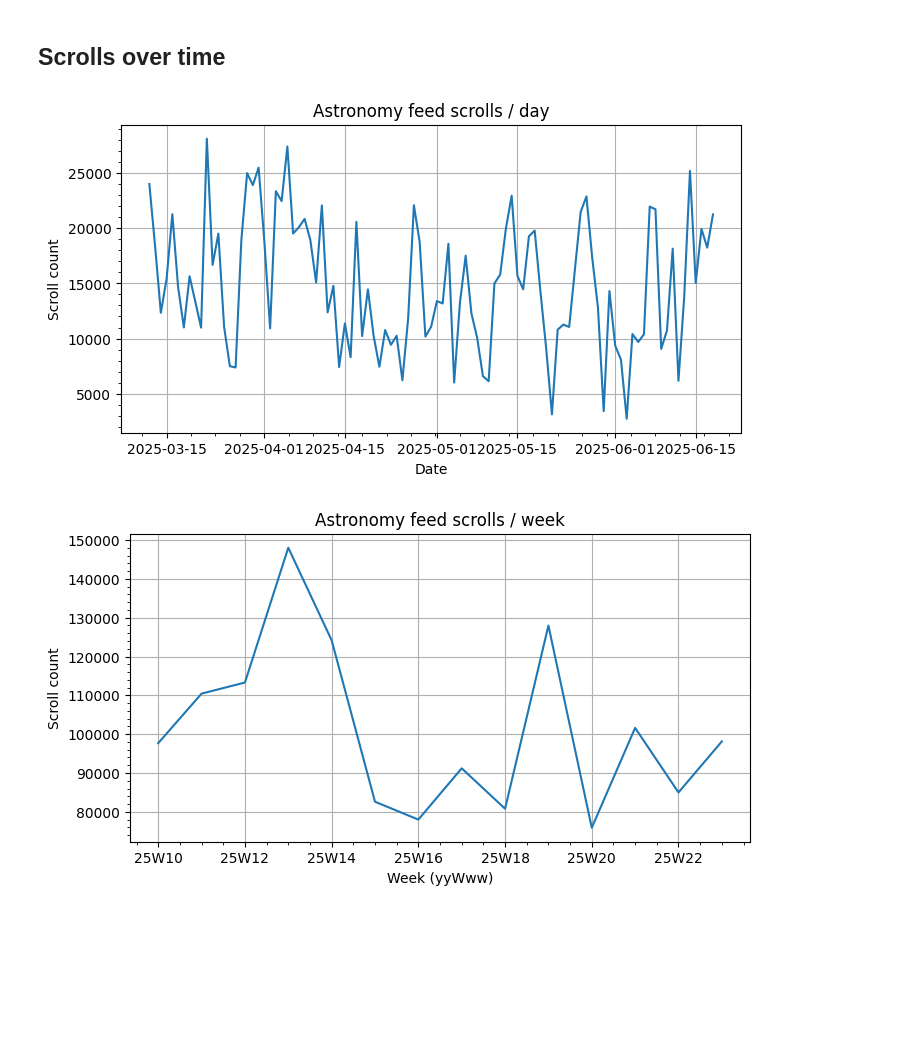
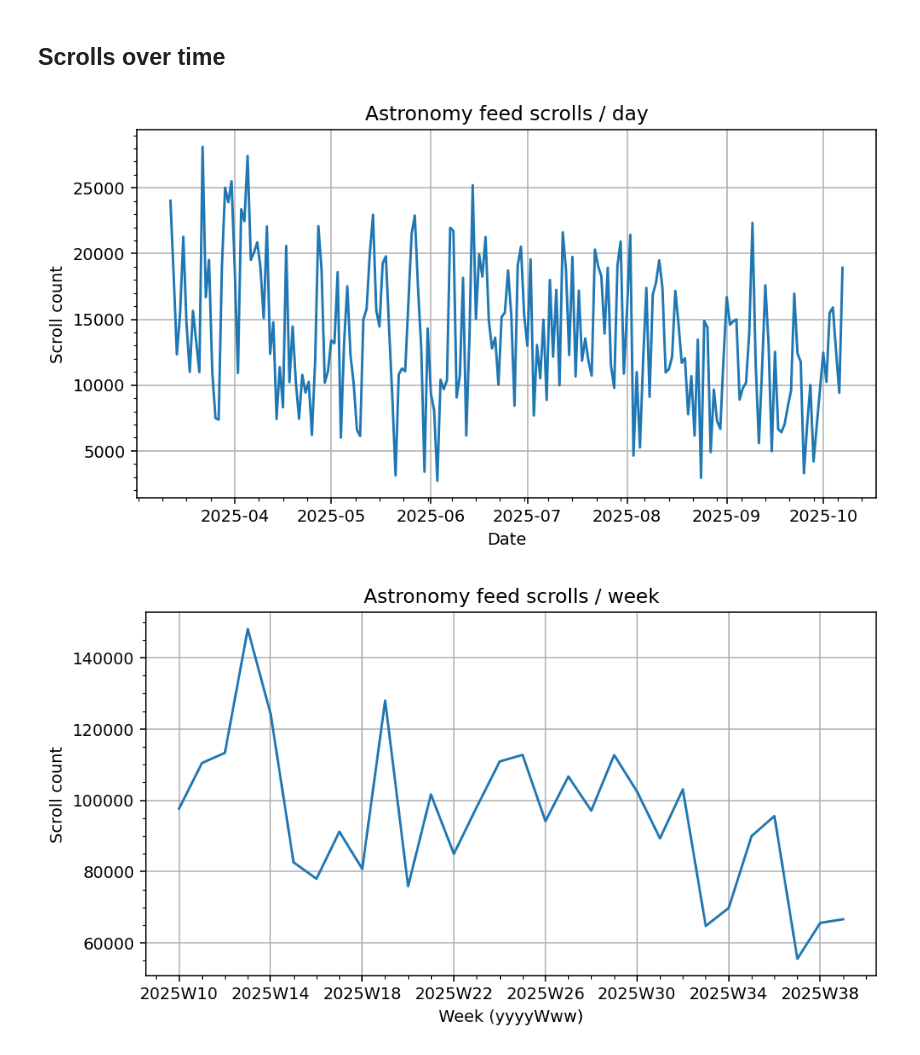
Before and after one commit to the-astrosky-ecosystem/scripts, a Jupyter notebook: plots/feed_activity.ipynb, the cells around one changed output. Cells and saved outputs as stored; diff of their text form; code cells hidden in the pictures; blank space fills up the shorter version.

Commit message:
Update plots

```diff
--- a/plots/feed_activity.ipynb
+++ b/plots/feed_activity.ipynb
@@ -9,8 +9,11 @@ import matplotlib.pyplot as plt
 
 from datetime import datetime, timedelta, date
 from pathlib import Path
+
+
+plt.rcParams['figure.dpi'] = 140
 # %%
-datadir = Path("../../_backups/250619_parquet")
+datadir = Path("../../_backups/251008_parquet")
 # %%
 posts = pd.read_parquet(datadir / "post.parquet")
 accounts = pd.read_parquet(datadir / "account.parquet")
@@ -310,21 +341,21 @@ ax.minorticks_on()
 
 fig.savefig("output/scrolls_per_day.png", bbox_inches="tight")
 # %% [output]
-[figure, old version]
+[figure, new version]
 # %%
 days_to_plot = by_week.iloc[:-1]  # Exclude today
 
 fig, ax = plt.subplots(figsize=(8, 4), facecolor="w")
-weeks = [f"{x[2:4]}W{x[4:]}" for x in days_to_plot['request_dt']]
+weeks = [f"{x[0:4]}W{x[4:]}" for x in days_to_plot['request_dt']]
 ax.plot(weeks, days_to_plot['scrolled'])
-ax.set(title="Astronomy feed scrolls / week", xlabel="Week (yyWww)", ylabel="Scroll count")
+ax.set(title="Astronomy feed scrolls / week", xlabel="Week (yyyyWww)", ylabel="Scroll count")
 ax.grid()
 ax.xaxis.set_major_locator(plt.MaxNLocator(8))
 ax.minorticks_on()
 
 fig.savefig("output/scrolls_per_week.png", bbox_inches="tight")
 # %% [output]
-[figure, old version]
+[figure, new version]
 # %%
 days_to_plot = by_week.iloc[:-1]  # Exclude today
 
```
Also changed, not shown: parts of 15 cells of this notebook.
